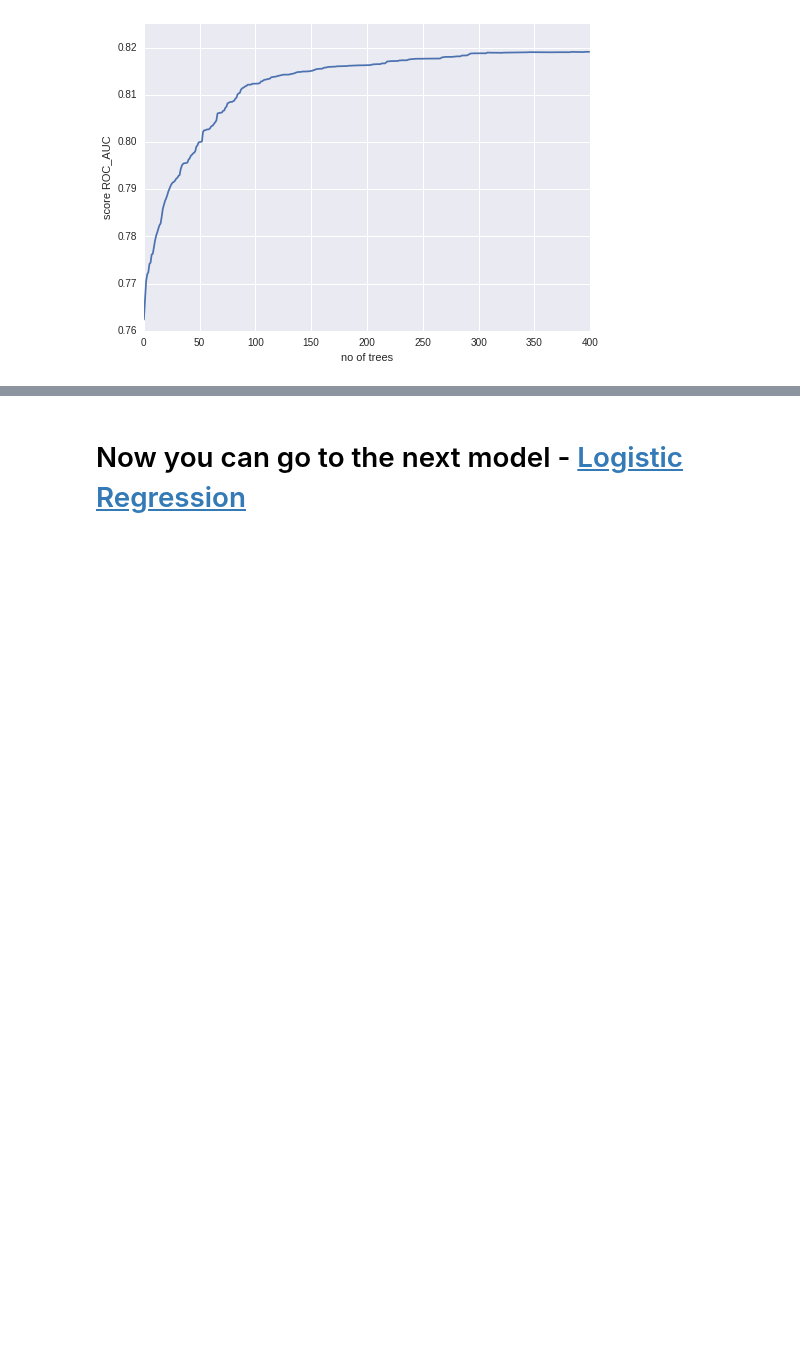
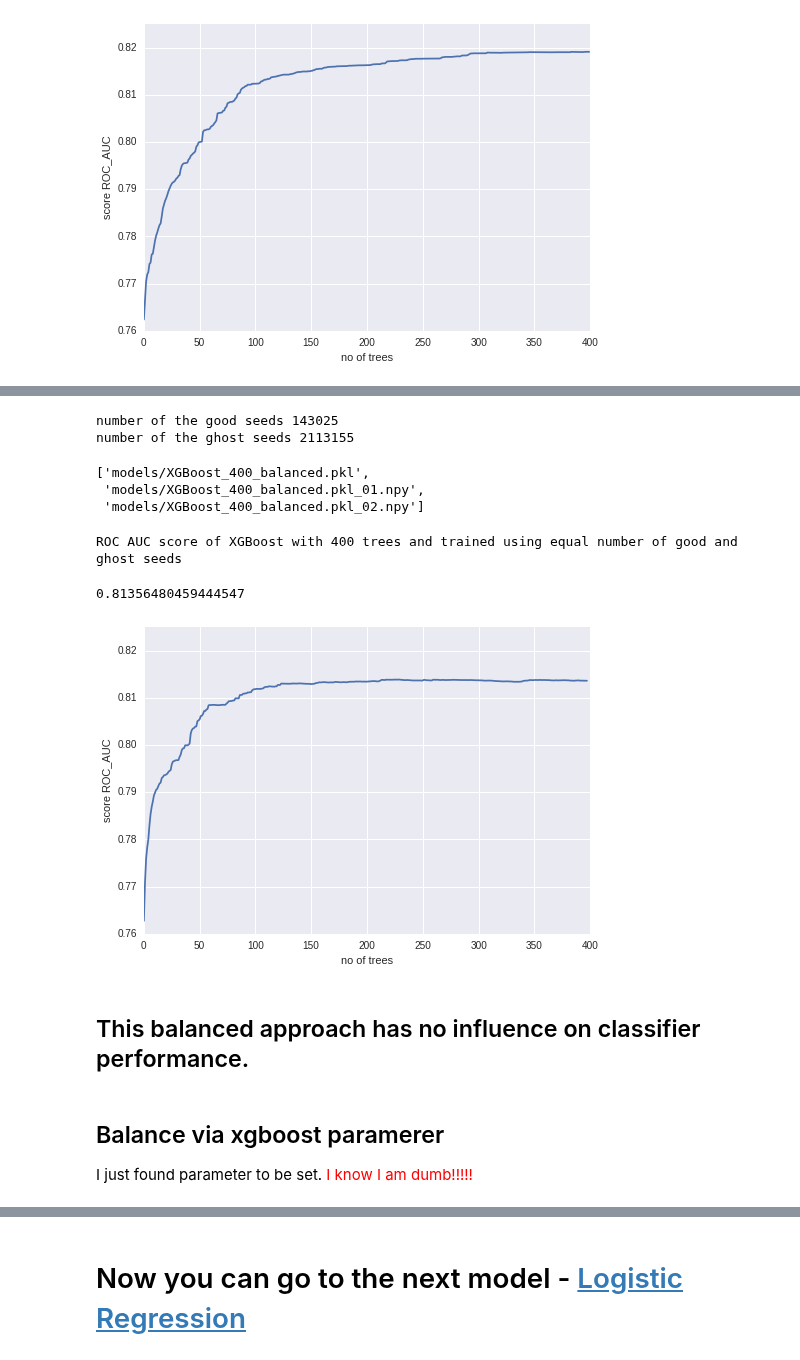
Before and after one commit to adendek/DownstreamTracking, a Jupyter notebook: SeedClasifier/BDT-XGBoost.ipynb, the cells around one changed output, grey strips where cells are left out. Saved outputs shown, nothing was run; the diff lists cells and outputs as text; code cells hidden in the pictures; blank space fills up the shorter version.

Commit message:
add balance study

```diff
--- a/SeedClasifier/BDT-XGBoost.ipynb
+++ b/SeedClasifier/BDT-XGBoost.ipynb
@@ -467,0 +453,53 @@ In comparable to sklearn's model I obtained about 1% of improvement! This is qui
+# %%
+train_X, test_X, train_Y, test_Y = train_test_split(new_features, target, random_state=42,train_size=0.8 )
+train_good = train_X[train_Y == 1]
+train_ghost = train_X[train_Y == 0]
+nb_good_seeds = train_good.count()[0]
+print (" ".join(["number of the good seeds",str(nb_good_seeds)]))
+print (" ".join(["number of the ghost seeds",str(train_ghost.count()[0])]))
+train_ghost=train_ghost.head(nb_good_seeds)
+train_X=pd.concat([train_ghost, train_good])
+train_X.head()
+train_y2 =train_Y[train_X.index]
+# %% [output]
+number of the good seeds 143025
+number of the ghost seeds 2113155
+# %%
+gb4 = xgb.XGBClassifier(learning_rate=0.3, n_estimators=400, max_depth=6)
+gb4.fit(train_X,train_y2)
+joblib.dump(gb4, 'models/XGBoost_400_balanced.pkl')
+# %% [output]
+['models/XGBoost_400_balanced.pkl',
+ 'models/XGBoost_400_balanced.pkl_01.npy',
+ 'models/XGBoost_400_balanced.pkl_02.npy']
+# %%
+print "ROC AUC score of XGBoost with 400 trees and trained using equal number of good and ghost seeds"
+roc_auc_score(test_Y, gb4.predict_proba(test_X)[:, 1])
+# %% [output]
+ROC AUC score of XGBoost with 400 trees and trained using equal number of good and ghost seeds
+0.81356480459444547
+# %%
+tree_scores = []
+for tree_nb in range(1,399):
+    proba = gb4.predict_proba(test_X,ntree_limit=tree_nb)
+    predicted = proba[:, 1]
+    score =  roc_auc_score(test_Y, predicted)
+    print("".join(["tree ",str(tree_nb), " score ", str(score)]))
+    tree_scores.append(score)
+# %%
+plt.figure()
+plt.plot(tree_scores)
+plt.ylim(0.76, 0.825)
+plt.xlabel('no of trees')
+plt.ylabel('score ROC_AUC')
+plt.show()
+# %% [output]
+[figure, added]
+# %% [markdown]
+This balanced approach has no influence on classifier performance.
+------------
+# %% [markdown]
+Balance via xgboost paramerer
+-----------
+I just found parameter to be set.
+<font color="red"> I know I am dumb!!!!! </font>
```
Also changed, not shown: parts of 34 cells of this notebook.
